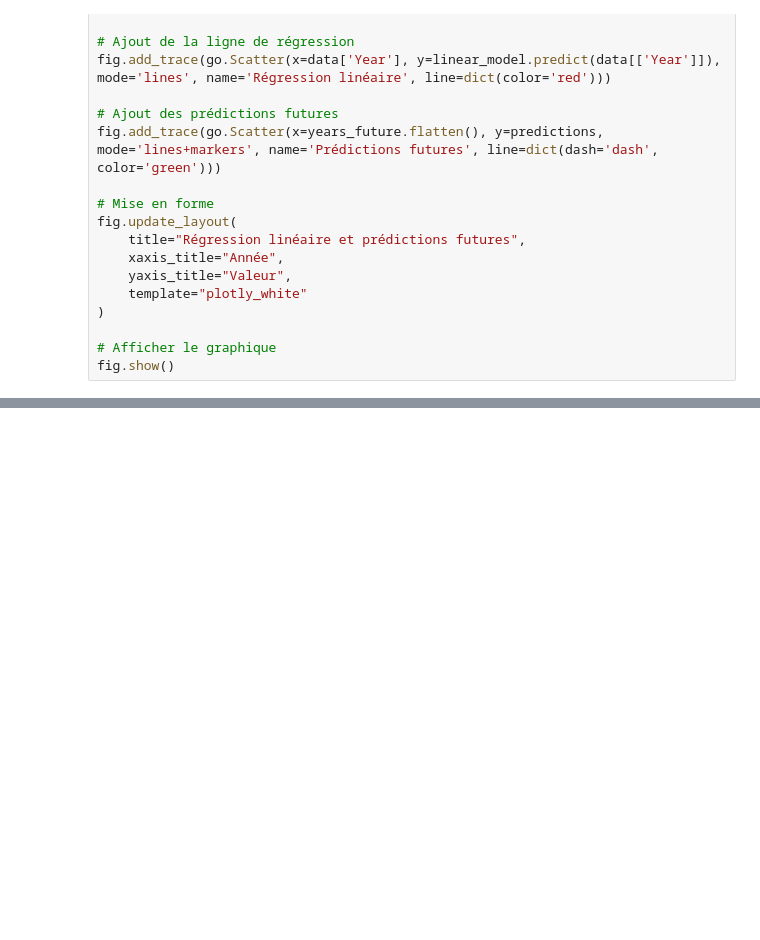
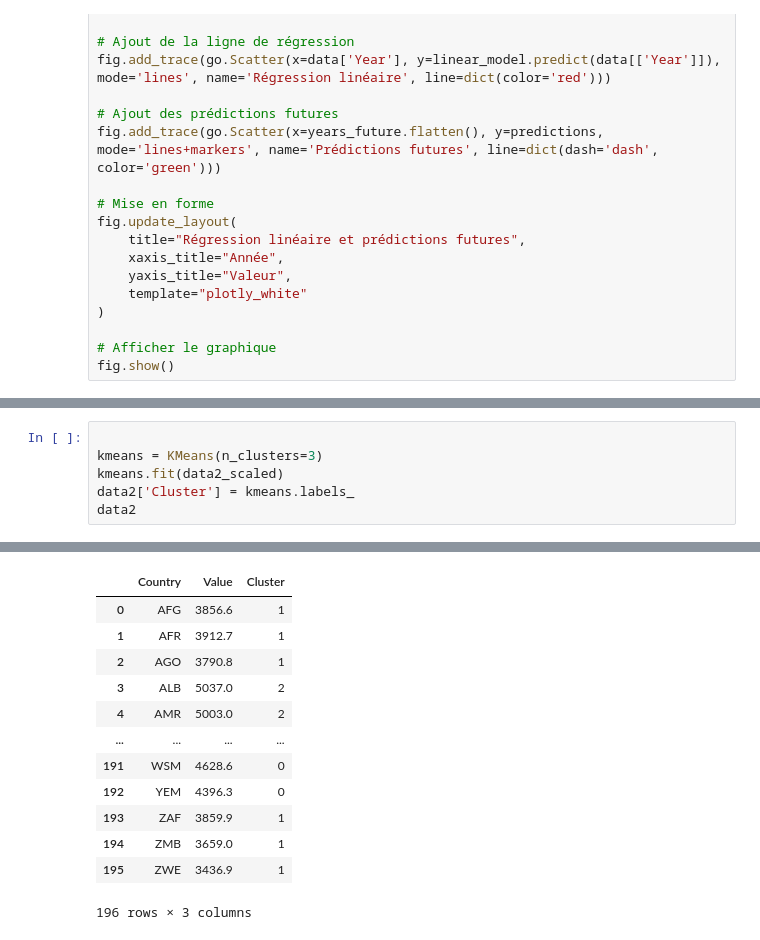
Before and after one commit to jonathanduc/OpenData-Project, a Jupyter notebook: notebook_test_ml.ipynb, the cells around one changed output, grey strips where cells are left out. Cells and saved outputs as stored; diff of their text form; blank space fills up the shorter version.

```diff
--- a/notebook_test_ml.ipynb
+++ b/notebook_test_ml.ipynb
@@ -189,0 +261,7 @@ fig.show()
+# %%
+
+kmeans = KMeans(n_clusters=3)
+kmeans.fit(data2_scaled)
+data2['Cluster'] = kmeans.labels_
+data2
+# %% [output]
@@ -189,0 +269,13 @@ fig.show()
+|  | Country | Value | Cluster |
+| 0 | AFG | 3856.6 | 1 |
+| 1 | AFR | 3912.7 | 1 |
+| 2 | AGO | 3790.8 | 1 |
+| 3 | ALB | 5037.0 | 2 |
+| 4 | AMR | 5003.0 | 2 |
+| ... | ... | ... | ... |
+| 191 | WSM | 4628.6 | 0 |
+| 192 | YEM | 4396.3 | 0 |
+| 193 | ZAF | 3859.9 | 1 |
+| 194 | ZMB | 3659.0 | 1 |
+| 195 | ZWE | 3436.9 | 1 |
+196 rows × 3 columns
```
Also changed, not shown: parts of 9 cells of this notebook, 1 other file.
